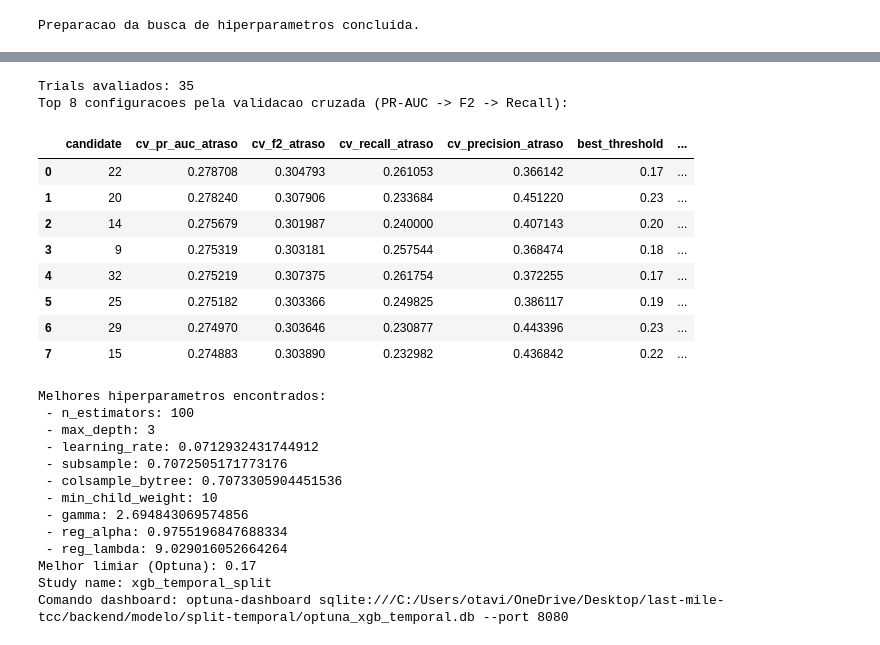
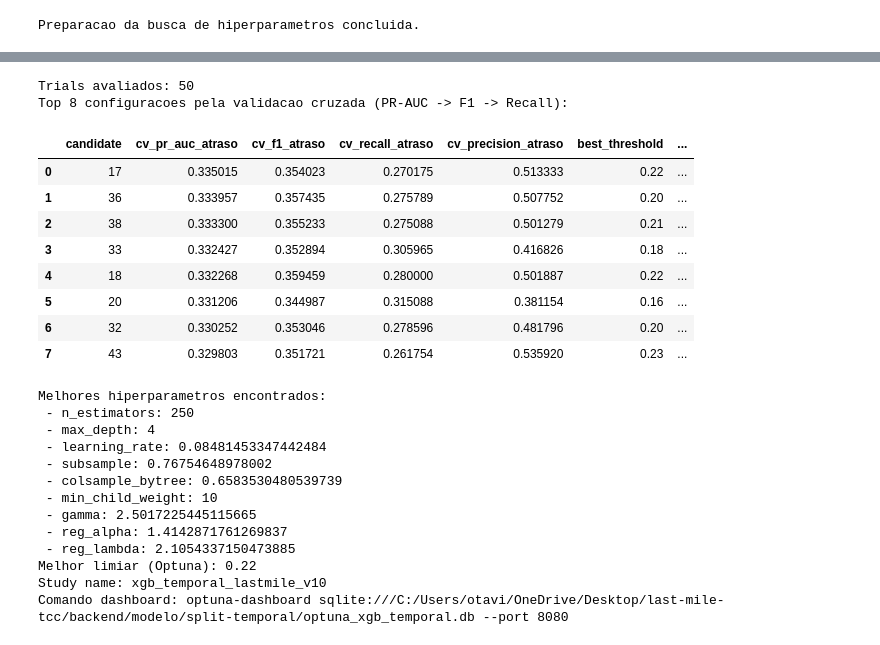
Before and after one commit to Last-Mile-Optimization/backend, a Jupyter notebook: modelo/split-temporal/XGBoost_temporal_split.ipynb, the cells around one changed output, grey strips where cells are left out. Drawn from its saved outputs; the diff is of its cells as text; code cells hidden in the pictures.

```diff
--- a/modelo/split-temporal/XGBoost_temporal_split.ipynb
+++ b/modelo/split-temporal/XGBoost_temporal_split.ipynb
@@ -244,23 +275,29 @@ def metricas_gerais(y_true, y_pred, y_proba):
     }
 
 # Configuracao do Optuna para busca de hiperparametros.
-n_trials = 35
+n_trials = 50
 study_seed = 42
-cv_tune = TimeSeriesSplit(n_splits=3)
-threshold_grid_tune = np.arange(0.02, 0.30, 0.01)
+cv_tune = TimeSeriesSplit(n_splits=5)
+threshold_grid_tune = np.arange(0.05, 0.81, 0.01)
 
 # Vetor binario: 1 = atraso, 0 = nao atraso.
 y_train_atraso = y_train.values
 
+# O peso de classe será tunado pelo Optuna (não fixo).
+# Isso evita que um peso muito alto inunde o modelo com falsos positivos.
+neg_count = int((y_train == 0).sum())
+pos_count_train = int((y_train == 1).sum())
+max_spw = neg_count / pos_count_train  # ~19, usado como limite superior
+
 print("Preparacao da busca de hiperparametros concluida.")
 # %% [output]
 Preparacao da busca de hiperparametros concluida.
 # %%
 # Celula 4: busca de hiperparametros com Optuna + validacao cruzada.
-# Criterio de selecao: maior PR-AUC. Limiar escolhido pelo F2 com desempate por recall e precision.
+# Criterio de selecao: maior PR-AUC. Limiar escolhido pelo F1 com desempate por recall e precision.
 optuna_db_path = Path("optuna_xgb_temporal.db").resolve()
 study_storage = f"sqlite:///{optuna_db_path.as_posix()}"
-study_name = "xgb_temporal_split"
+study_name = "xgb_temporal_lastmile_v10"
 
 def objective(trial):
     params = {
@@ -319,7 +356,7 @@ def objective(trial):
 
     # Para cada conjunto de parametros, busca o melhor limiar de decisao.
     best_thr_i = 0.50
-    best_f2_i = -1.0
+    best_f1_i = -1.0
     best_recall_i = -1.0
     best_precision_i = -1.0
 
@@ -327,23 +364,23 @@ def objective(trial):
         pred_atraso = (oof_proba_atraso >= thr).astype(int)
         precision_i = precision_score(y_train_atraso, pred_atraso, zero_division=0)
         recall_i = recall_score(y_train_atraso, pred_atraso, zero_division=0)
-        f2_i = fbeta_score(y_train_atraso, pred_atraso, beta=1, zero_division=0)
+        f1_i = f1_score(y_train_atraso, pred_atraso, zero_division=0)
 
-        if (f2_i > best_f2_i) or (np.isclose(f2_i, best_f2_i) and recall_i > best_recall_i) or (
-            np.isclose(f2_i, best_f2_i) and np.isclose(recall_i, best_recall_i) and precision_i > best_precision_i
+        if (f1_i > best_f1_i) or (np.isclose(f1_i, best_f1_i) and recall_i > best_recall_i) or (
+            np.isclose(f1_i, best_f1_i) and np.isclose(recall_i, best_recall_i) and precision_i > best_precision_i
         ):
-            best_f2_i = float(f2_i)
+            best_f1_i = float(f1_i)
             best_recall_i = float(recall_i)
             best_precision_i = float(precision_i)
             best_thr_i = float(thr)
 
     trial.set_user_attr("best_threshold", best_thr_i)
     trial.set_user_attr("cv_pr_auc_atraso", pr_auc_i)
-    trial.set_user_attr("cv_f2_atraso", best_f2_i)
+    trial.set_user_attr("cv_f1_atraso", best_f1_i)
     trial.set_user_attr("cv_recall_atraso", best_recall_i)
     trial.set_user_attr("cv_precision_atraso", best_precision_i)
 
-    return pr_auc_i
+    return pr_auc_i  # Otimizar PR-AUC (Qualidade global do trade-off Precision-Recall)
 
 sampler = optuna.samplers.TPESampler(seed=study_seed)
 study = optuna.create_study(
@@ -365,7 +402,7 @@ for t in study.trials:
     tuning_rows.append({
         "candidate": t.number + 1,
         "cv_pr_auc_atraso": t.user_attrs.get("cv_pr_auc_atraso", np.nan),
-        "cv_f2_atraso": t.user_attrs.get("cv_f2_atraso", np.nan),
+        "cv_f1_atraso": t.user_attrs.get("cv_f1_atraso", np.nan),
         "cv_recall_atraso": t.user_attrs.get("cv_recall_atraso", np.nan),
         "cv_precision_atraso": t.user_attrs.get("cv_precision_atraso", np.nan),
         "best_threshold": t.user_attrs.get("best_threshold", np.nan),
@@ -373,11 +410,11 @@ for t in study.trials:
     })
 
 df_tuning = pd.DataFrame(tuning_rows).sort_values(
-    ["cv_pr_auc_atraso", "cv_f2_atraso", "cv_recall_atraso", "cv_precision_atraso"], ascending=False
+    ["cv_pr_auc_atraso", "cv_f1_atraso", "cv_recall_atraso", "cv_precision_atraso"], ascending=False
 ).reset_index(drop=True)
 
 print(f"Trials avaliados: {len(df_tuning)}")
-print("Top 8 configuracoes pela validacao cruzada (PR-AUC -> F2 -> Recall):")
+print("Top 8 configuracoes pela validacao cruzada (PR-AUC -> F1 -> Recall):")
 display(df_tuning.head(8))
 print("\nMelhores hiperparametros encontrados:")
 for key, value in best_params_v2.items():
@@ -406,26 +443,26 @@ print(f"Comando dashboard: optuna-dashboard {study_storage} --port 8080")
-Trials avaliados: 35
-Top 8 configuracoes pela validacao cruzada (PR-AUC -> F2 -> Recall):
+Trials avaliados: 50
+Top 8 configuracoes pela validacao cruzada (PR-AUC -> F1 -> Recall):
-|  | candidate | cv_pr_auc_atraso | cv_f2_atraso | cv_recall_atraso | cv_precision_atraso | best_threshold | ... |
-| 0 | 22 | 0.278708 | 0.304793 | 0.261053 | 0.366142 | 0.17 | ... |
-| 1 | 20 | 0.278240 | 0.307906 | 0.233684 | 0.451220 | 0.23 | ... |
-| 2 | 14 | 0.275679 | 0.301987 | 0.240000 | 0.407143 | 0.20 | ... |
-| 3 | 9 | 0.275319 | 0.303181 | 0.257544 | 0.368474 | 0.18 | ... |
-| 4 | 32 | 0.275219 | 0.307375 | 0.261754 | 0.372255 | 0.17 | ... |
-| 5 | 25 | 0.275182 | 0.303366 | 0.249825 | 0.386117 | 0.19 | ... |
-| 6 | 29 | 0.274970 | 0.303646 | 0.230877 | 0.443396 | 0.23 | ... |
-| 7 | 15 | 0.274883 | 0.303890 | 0.232982 | 0.436842 | 0.22 | ... |
+|  | candidate | cv_pr_auc_atraso | cv_f1_atraso | cv_recall_atraso | cv_precision_atraso | best_threshold | ... |
+| 0 | 17 | 0.335015 | 0.354023 | 0.270175 | 0.513333 | 0.22 | ... |
+| 1 | 36 | 0.333957 | 0.357435 | 0.275789 | 0.507752 | 0.20 | ... |
+| 2 | 38 | 0.333300 | 0.355233 | 0.275088 | 0.501279 | 0.21 | ... |
+| 3 | 33 | 0.332427 | 0.352894 | 0.305965 | 0.416826 | 0.18 | ... |
+| 4 | 18 | 0.332268 | 0.359459 | 0.280000 | 0.501887 | 0.22 | ... |
+| 5 | 20 | 0.331206 | 0.344987 | 0.315088 | 0.381154 | 0.16 | ... |
+| 6 | 32 | 0.330252 | 0.353046 | 0.278596 | 0.481796 | 0.20 | ... |
+| 7 | 43 | 0.329803 | 0.351721 | 0.261754 | 0.535920 | 0.23 | ... |
 Melhores hiperparametros encontrados:
- - n_estimators: 100
- - max_depth: 3
- - learning_rate: 0.0712932431744912
- - subsample: 0.7072505171773176
- - colsample_bytree: 0.7073305904451536
+ - n_estimators: 250
+ - max_depth: 4
+ - learning_rate: 0.08481453347442484
+ - subsample: 0.76754648978002
+ - colsample_bytree: 0.6583530480539739
  - min_child_weight: 10
- - gamma: 2.694843069574856
- - reg_alpha: 0.9755196847688334
- - reg_lambda: 9.029016052664264
-Melhor limiar (Optuna): 0.17
-Study name: xgb_temporal_split
+ - gamma: 2.5017225445115665
+ - reg_alpha: 1.4142871761269837
+ - reg_lambda: 2.1054337150473885
+Melhor limiar (Optuna): 0.22
+Study name: xgb_temporal_lastmile_v10
 Comando dashboard: optuna-dashboard sqlite:///C:/Users/otavi/OneDrive/Desktop/last-mile-tcc/backend/modelo/split-temporal/optuna_xgb_temporal.db --port 8080
 # %%
 # Celula 5: treino final do modelo com os melhores hiperparametros + avaliacao no teste.
```
Also changed, not shown: parts of 8 cells of this notebook, 2 other files.
